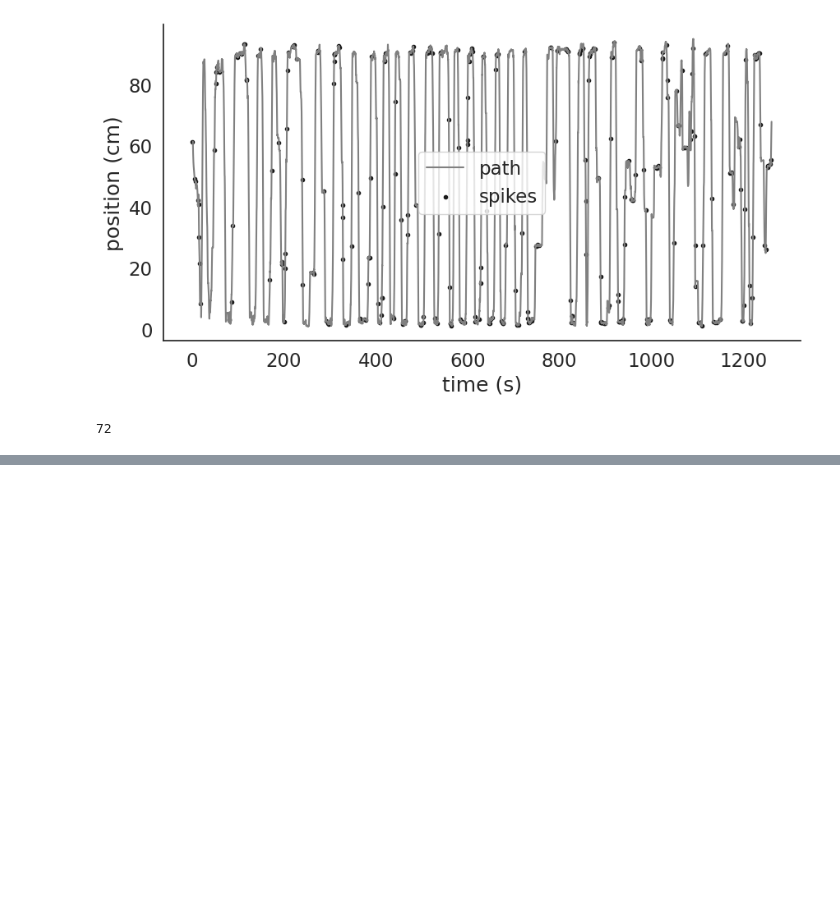
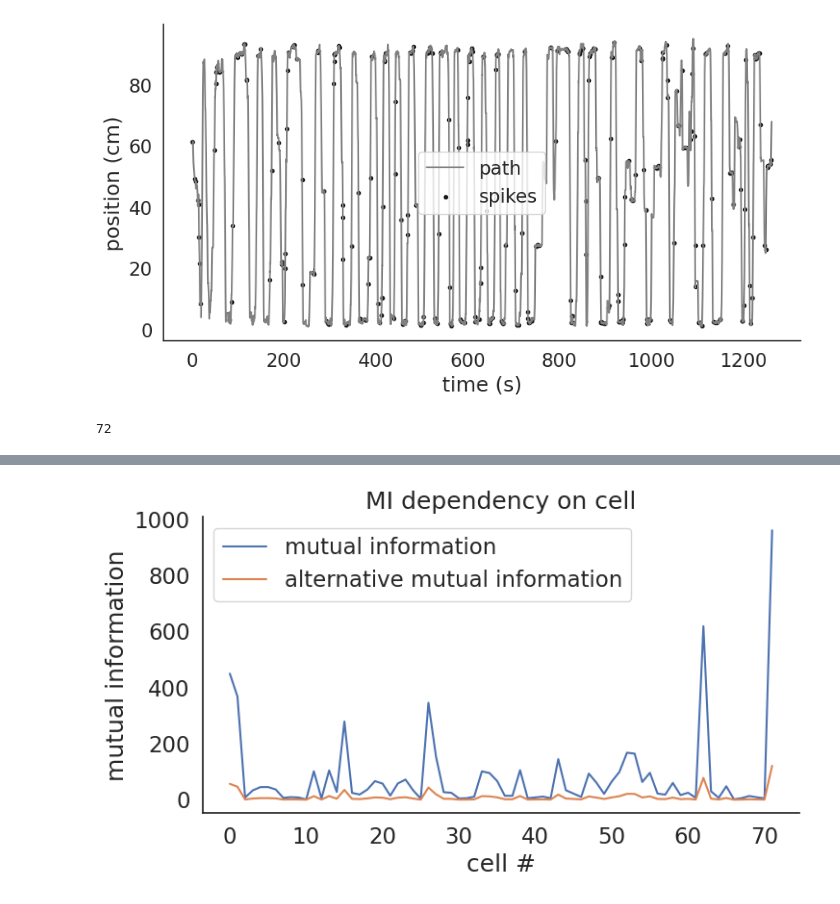
Before and after one commit to irenetiem/single-cell-analysis, a Jupyter notebook: 01-tuning-curves/exercises.ipynb, the cells around one changed output, grey strips where cells are left out. Cells and saved outputs as stored; diff of their text form; code cells hidden in the pictures; blank space fills up the shorter version.

```diff
--- a/01-tuning-curves/exercises.ipynb
+++ b/01-tuning-curves/exercises.ipynb
@@ -685,0 +686,29 @@ plt.colorbar()
+# %%
+# C - Calculate the spatial information for each cell, and plot the distribution.
+# Plot the firing rate maps of the 5 cells with lower spatial information, and the firing rate maps of
+# the 5 cells with higher spatial information. Comment on the differences.
+
+average_firing_rate = np.mean(firing_rate_maps)
+
+I_list = np.zeros(len(spikes))
+Is_list = np.zeros(len(spikes))
+
+for cell in range(len(spikes)):
+  eps = 1e-15
+  lamb = average_firing_rate
+  lx = firing_rate_maps[cell]
+  pocc = occupancy
+  # calculate I
+  I_list[cell] = np.max((lx * np.log2((lx+eps)/lamb*pocc)) )# not summed? otherwise no sensible result
+  Is_list[cell] = I_list[cell] / lamb
+# %%
+plt.figure(figsize=(8,4))
+plt.plot(I_list, label = 'mutual information')
+plt.plot(Is_list, label = 'alternative mutual information')
+plt.xlabel('cell #')
+plt.ylabel('mutual information')
+plt.legend()
+plt.title('MI dependency on cell')
+plt.show()
+# %% [output]
+[figure, added]
```
Also changed, not shown: parts of 6 cells of this notebook.
